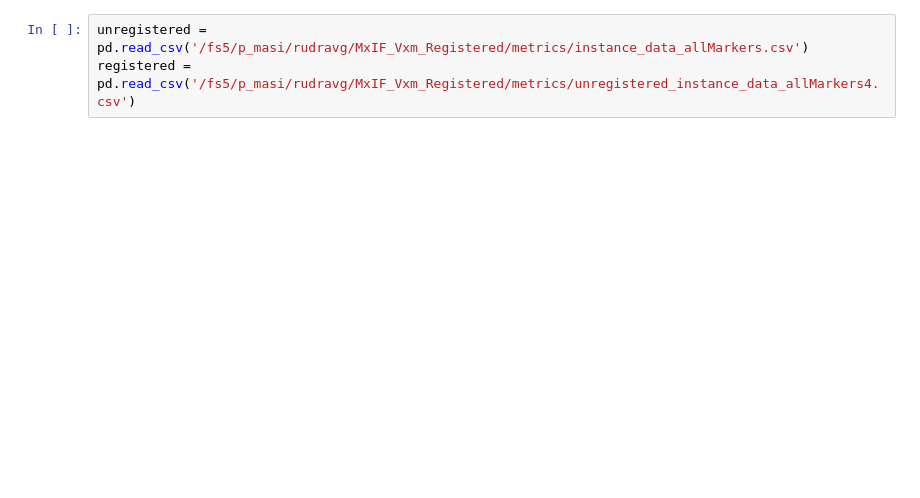
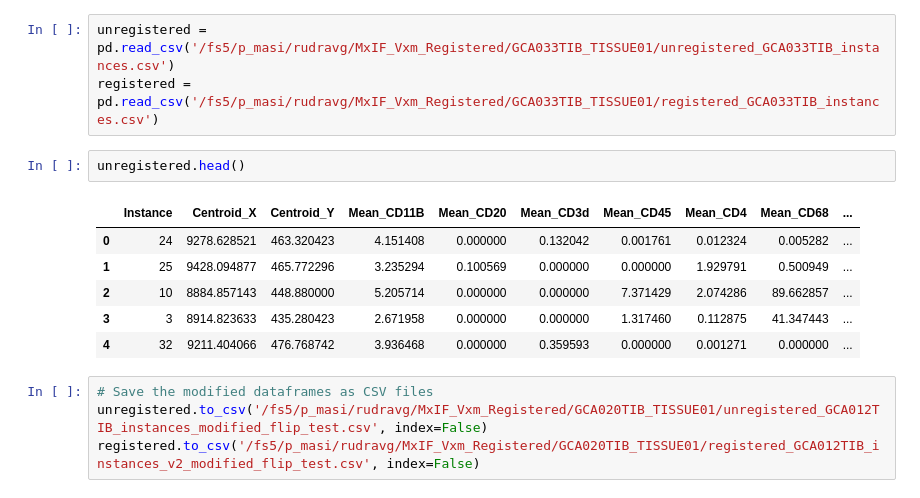
Before and after one commit to MASILab/DAPI_RegNet, a Jupyter notebook: plot_codes/bland_altman.ipynb, the cells around one changed output. Cells and saved outputs as stored; diff of their text form; blank space fills up the shorter version.

```diff
--- a/plot_codes/bland_altman.ipynb
+++ b/plot_codes/bland_altman.ipynb
@@ -6,4 +14,17 @@ import numpy as np
 # %%
-unregistered = pd.read_csv('/fs5/p_masi/rudravg/MxIF_Vxm_Registered/metrics/instance_data_allMarkers.csv')
-registered = pd.read_csv('/fs5/p_masi/rudravg/MxIF_Vxm_Registered/metrics/unregistered_instance_data_allMarkers4.csv')
+unregistered = pd.read_csv('/fs5/p_masi/rudravg/MxIF_Vxm_Registered/GCA033TIB_TISSUE01/unregistered_GCA033TIB_instances.csv')
+registered = pd.read_csv('/fs5/p_masi/rudravg/MxIF_Vxm_Registered/GCA033TIB_TISSUE01/registered_GCA033TIB_instances.csv')
+# %%
+unregistered.head()
+# %% [output]
+|  | Instance | Centroid_X | Centroid_Y | Mean_CD11B | Mean_CD20 | Mean_CD3d | Mean_CD45 | Mean_CD4 | Mean_CD68 | ... |
+| 0 | 24 | 9278.628521 | 463.320423 | 4.151408 | 0.000000 | 0.132042 | 0.001761 | 0.012324 | 0.005282 | ... |
+| 1 | 25 | 9428.094877 | 465.772296 | 3.235294 | 0.100569 | 0.000000 | 0.000000 | 1.929791 | 0.500949 | ... |
+| 2 | 10 | 8884.857143 | 448.880000 | 5.205714 | 0.000000 | 0.000000 | 7.371429 | 2.074286 | 89.662857 | ... |
+| 3 | 3 | 8914.823633 | 435.280423 | 2.671958 | 0.000000 | 0.000000 | 1.317460 | 0.112875 | 41.347443 | ... |
+| 4 | 32 | 9211.404066 | 476.768742 | 3.936468 | 0.000000 | 0.359593 | 0.000000 | 0.001271 | 0.000000 | ... |
+# %%
+# Save the modified dataframes as CSV files
+unregistered.to_csv('/fs5/p_masi/rudravg/MxIF_Vxm_Registered/GCA020TIB_TISSUE01/unregistered_GCA012TIB_instances_modified_flip_test.csv', index=False)
+registered.to_csv('/fs5/p_masi/rudravg/MxIF_Vxm_Registered/GCA020TIB_TISSUE01/registered_GCA012TIB_instances_v2_modified_flip_test.csv', index=False)
 # %%
```
Also changed, not shown: parts of 4 cells of this notebook, 12 other files.
